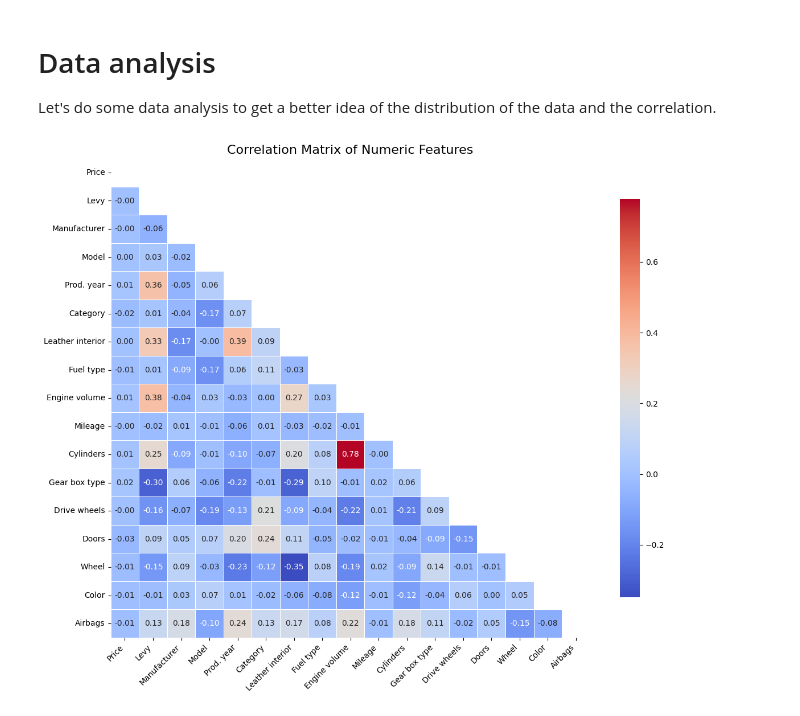
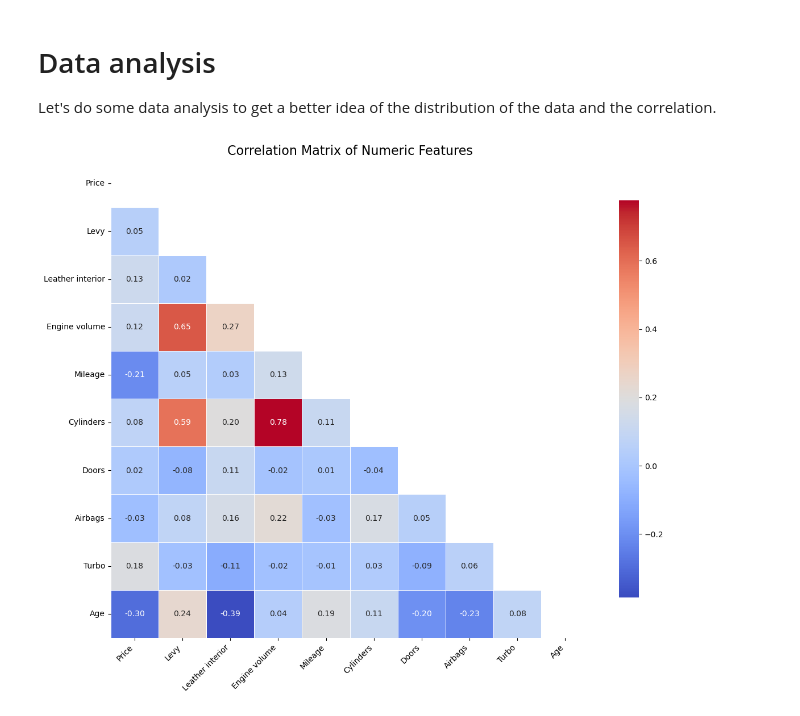
Before and after one commit to Harborg1/Model-Based-ML, a Jupyter notebook: model_based_ml_project.ipynb, the cells around one changed output. Saved outputs shown, nothing was run; the diff lists cells and outputs as text; code cells hidden in the pictures.

Commit message:
Update model_based_ml_project.ipynb
data preprocessing and starting of analysis

```diff
--- a/model_based_ml_project.ipynb
+++ b/model_based_ml_project.ipynb
@@ -109,0 +185,29 @@ Let's create some visualizations to better understand the data.
+# %%
+# Create 'Turbo' binary column
+df_cleaned['Turbo'] = df_cleaned['Engine volume'].str.contains('Turbo').astype(int)
+
+# Extract numeric part of engine volume
+df_cleaned['Engine volume'] = df_cleaned['Engine volume'].str.replace(' Turbo', '', regex=False).astype(float)
+# %%
+#Drop 'Fuel type'
+df_cleaned = df_cleaned.drop(columns=['Fuel type'])
+
+# Mileage - remove ' km' and convert to numeric
+df_cleaned['Mileage'] = df_cleaned['Mileage'].str.replace(' km', '', regex=False).str.replace(',', '')
+df_cleaned['Mileage'] = pd.to_numeric(df_cleaned['Mileage'], errors='coerce')
+
+# Cylinders and Airbags - numeric
+df_cleaned['Cylinders'] = pd.to_numeric(df_cleaned['Cylinders'], errors='coerce')
+df_cleaned['Airbags'] = pd.to_numeric(df_cleaned['Airbags'], errors='coerce')
+
+# Doors to numeric
+df_cleaned['Doors'] = df_cleaned['Doors'].str.extract(r'(\d+)')  # extract numeric part
+df_cleaned['Doors'] = pd.to_numeric(df_cleaned['Doors'], errors='coerce')
+
+# Preprocessing production year to Age
+current_year = datetime.now().year
+df_cleaned['Age'] = current_year - df_cleaned['Prod. year']
+df_cleaned = df_cleaned.drop(columns=['Prod. year'])
+
+# Preview the cleaned dataframe
+df_cleaned.head()
@@ -109,0 +312,2 @@ Let's create some visualizations to better understand the data.
+# %%
+df_cleaned = df_cleaned[df_cleaned['Price'] <= 150000].copy()
@@ -109,0 +363,2 @@ Let's create some visualizations to better understand the data.
+# %%
+df_cleaned = df_cleaned[df_cleaned['Mileage'] <= 1000000].copy()
@@ -143,45 +392,41 @@ data.dropna(inplace=True)
 
 Let's do some data analysis to get a better idea of the distribution of the data and the correlation.
 # %%
-import matplotlib.pyplot as plt
-import seaborn as sns
-import numpy as np
-
 # Select only numeric columns for correlation analysis
-numeric_data = data.select_dtypes(include=[np.number])
+numeric_data = df_cleaned.select_dtypes(include=[np.number])
 
 # Compute the correlation matrix
 corr = numeric_data.corr()
 
 # Create a mask for the upper triangle (optional but makes it cleaner)
 mask = np.triu(np.ones_like(corr, dtype=bool))
 
 # Set up the matplotlib figure
 plt.figure(figsize=(12, 10))
 
 # Create the heatmap
 sns.heatmap(
     corr,
     mask=mask,
     annot=True,
     fmt=".2f",
     cmap="coolwarm",
     linewidths=0.5,
     cbar_kws={"shrink": 0.8},
     square=True,
     annot_kws={"size": 10},
 )
 
 # Improve layout and readability
 plt.xticks(rotation=45, ha='right', fontsize=10)
 plt.yticks(fontsize=10)
 plt.title("Correlation Matrix of Numeric Features", fontsize=16)
 plt.tight_layout()
 
 # Show the plot
 plt.show()
 # %% [output]
-[figure, old version]
+[figure, new version]
 # %%
 
 # Features and target
```
Also changed, not shown: parts of 52 cells of this notebook.
